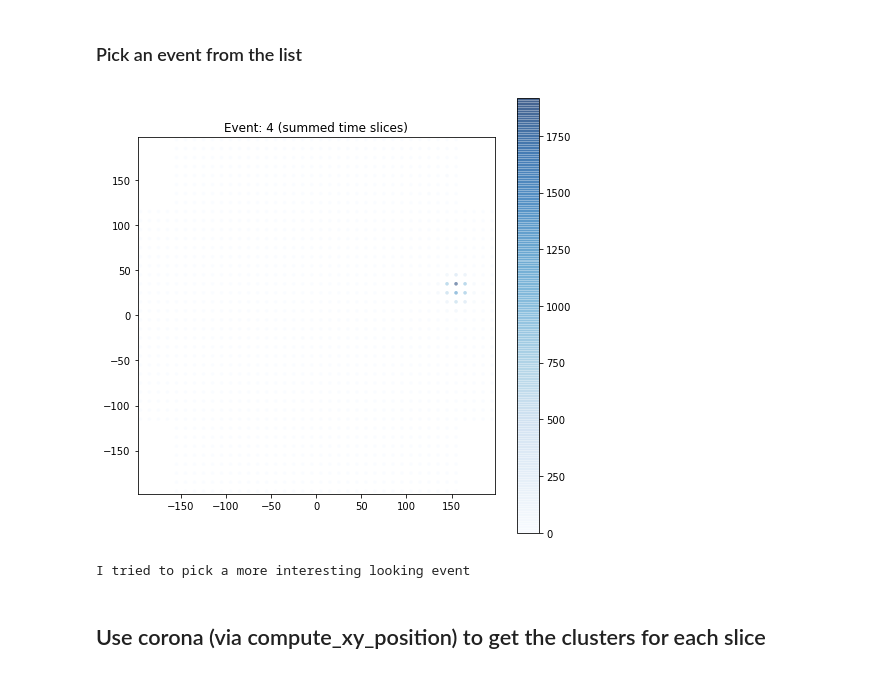
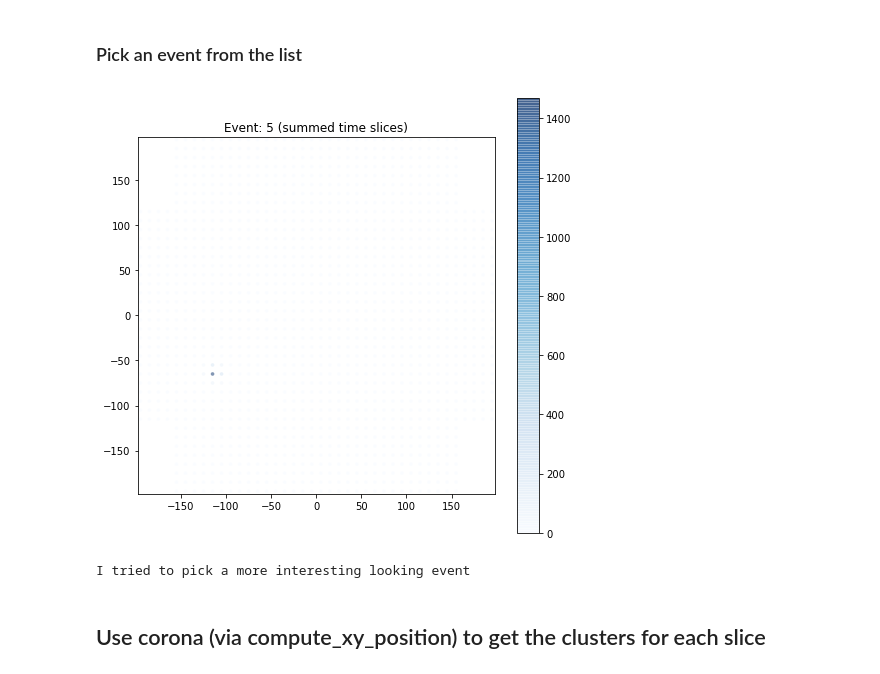
Before and after one commit to abotas/ICARO, a Jupyter notebook: invisible_cities/utils/Corona_Montecarlo.ipynb, the cells around one changed output. Saved outputs shown, nothing was run; the diff lists cells and outputs as text; code cells hidden in the pictures.

```diff
--- a/invisible_cities/utils/Corona_Montecarlo.ipynb
+++ b/invisible_cities/utils/Corona_Montecarlo.ipynb
@@ -139,35 +139,37 @@ def plot_s2si_map_tinker(S2Si, cmap='Blues'):
         DataSensor = load_db.DataSiPM(0)
         radius = 2
         xs = DataSensor.X.values
         ys = DataSensor.Y.values
         r = np.ones(len(xs)) * radius
         col = np.zeros(len(xs))
         for sipm in S2Si.values():
             for nsipm, E in sipm.items():
                 ene = np.sum(E)
                 col[nsipm] = ene
         plt.figure(figsize=(8, 8))
         plt.subplot(aspect="equal")
         #circles(xs, ys, r, c=col, alpha=0.5, ec="none", cmap=cmap)
         plt.hist2d(xs, ys, 100, ((-198, 198), (-198, 198)),weights=col)
         plt.colorbar()
 
         plt.xlim(-198, 198)
         plt.ylim(-198, 198)
 
 
 event_numbers, timestamps = get_event_numbers_and_timestamps(pmap_path)
 if Kr: event_number = event_numbers[12]
 if Na: event_number = event_numbers[12]
-if Co: event_number = event_numbers[4]
+#if Co: event_number = event_numbers[4]
+if Co: event_number = event_numbers[5]
+
 peak=0
 event_time   = timestamps[np.where(event_numbers==event_number)[0]]
 plot_s2si_map(S2Sis[event_number])
 plt.title('Event: ' + str(event_number) + ' (summed time slices)')
 plt.show()
 print('I tried to pick a more interesting looking event')
 # %% [output]
-[figure, old version]
+[figure, new version]
 I tried to pick a more interesting looking event
 # %% [markdown]
 ## Use corona (via compute_xy_position) to get the clusters for each slice
```
Also changed, not shown: parts of 4 cells of this notebook.
